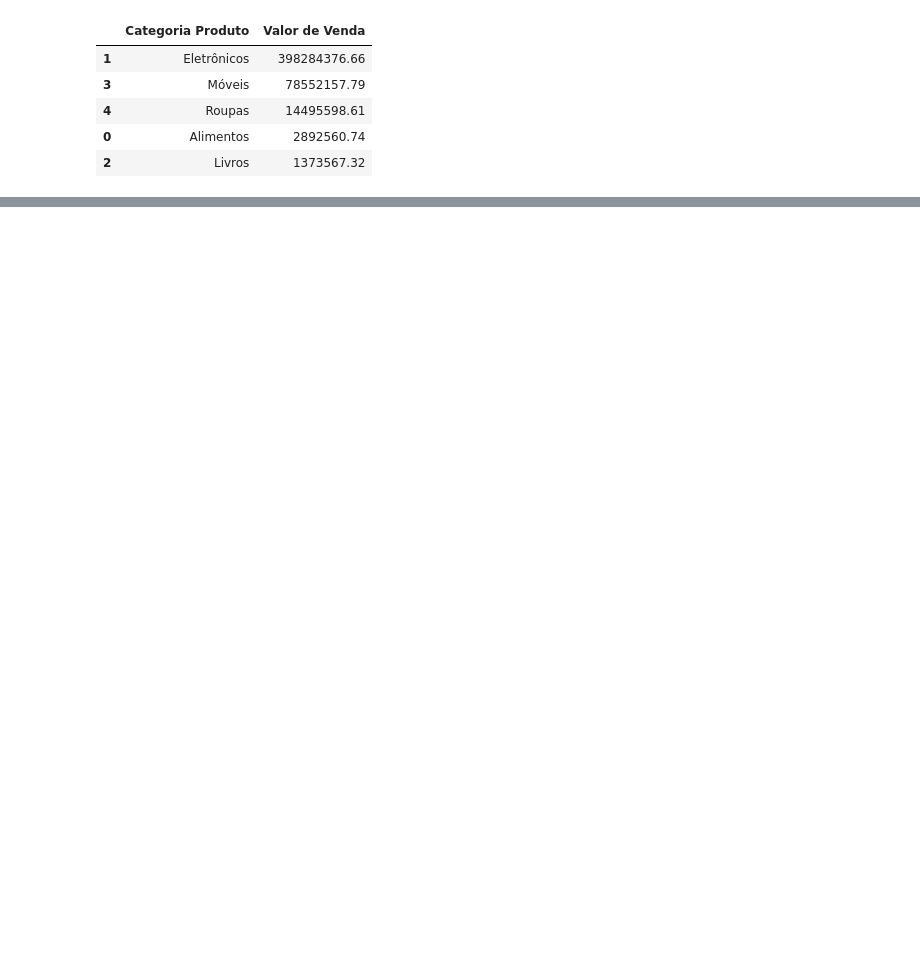
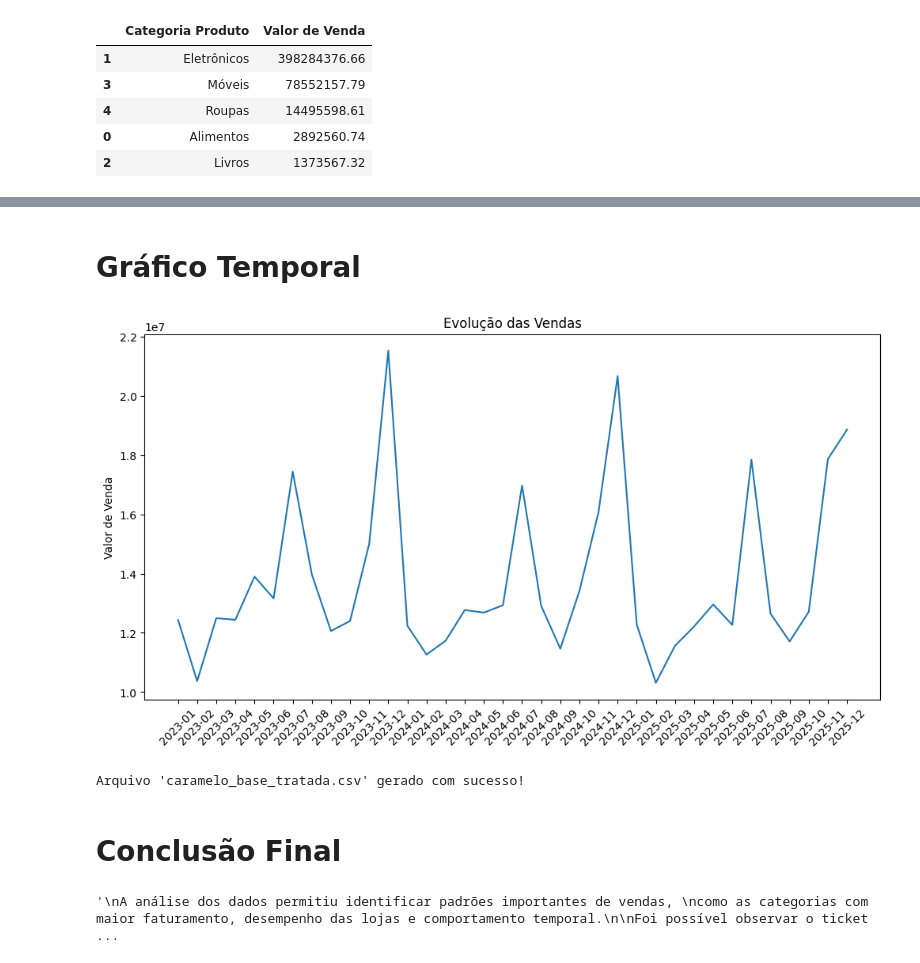
Before and after one commit to HenryMthSantos/Projeto-Caramelo, a Jupyter notebook: análise.ipynb, the cells around one changed output, grey strips where cells are left out. Drawn from its saved outputs; the diff is of its cells as text; code cells hidden in the pictures; blank space fills up the shorter version.

```diff
--- a/análise.ipynb
+++ b/análise.ipynb
@@ -146,0 +324,6 @@ df_categoria.sort_values(by='Valor de Venda', ascending=False)
+# %%
+# criar colunas auxiliares de tempo
+df['Ano'] = df['Data da Compra'].dt.year
+df['Mes'] = df['Data da Compra'].dt.month
+df['Dia'] = df['Data da Compra'].dt.day
+df['AnoMes'] = df['Data da Compra'].dt.to_period('M')
@@ -146,0 +342,5 @@ df_categoria.sort_values(by='Valor de Venda', ascending=False)
+# %%
+# vendas por mes
+vendas_mes = df.groupby('AnoMes')['Valor de Venda'].sum().reset_index()
+vendas_mes['AnoMes'] = vendas_mes['AnoMes'].astype(str)
+vendas_mes.head()
@@ -146,0 +354,4 @@ df_categoria.sort_values(by='Valor de Venda', ascending=False)
+# %%
+# tendência de vendas por ano, janeiro fraco, dezembro forte
+vendas_mes['Crescimento %'] = vendas_mes['Valor de Venda'].pct_change() * 100
+vendas_mes
@@ -146,0 +376,51 @@ df_categoria.sort_values(by='Valor de Venda', ascending=False)
+# %% [markdown]
+# Gráfico Temporal
+# %%
+plt.figure(figsize=(12,6))
+plt.plot(vendas_mes['AnoMes'], vendas_mes['Valor de Venda'])
+
+plt.title('Evolução das Vendas')
+plt.xticks(rotation=45)
+plt.ylabel('Valor de Venda')
+plt.show()
+# %% [output]
+[figure, added]
+# %%
+df.to_csv(
+    "caramelo_base_tratada.csv",
+    index=False,
+    encoding="utf-8",
+    sep=","
+)
+
+print("Arquivo 'caramelo_base_tratada.csv' gerado com sucesso!")
+# %% [output]
+Arquivo 'caramelo_base_tratada.csv' gerado com sucesso!
+# %% [markdown]
+# Conclusão Final
+# %%
+
+"""
+A análise dos dados permitiu identificar padrões importantes de vendas,
+como as categorias com maior faturamento, desempenho das lojas e comportamento temporal.
+
+Foi possível observar o ticket médio das vendas, distribuição dos valores
+e possíveis variações entre categorias e lojas.
+
+Além disso, a análise estatística ajudou a compreender a dispersão dos dados
+e identificar possíveis comportamentos fora do padrão.
+
+Este projeto demonstrou a aplicação de técnicas de limpeza, tratamento,
+visualização e análise exploratória de dados utilizando Python.
+
+Com base na análise realizada, foi possível identificar quais segmentos
+geram maior faturamento e como as vendas se comportam ao longo do tempo.
+
+Os resultados ajudam na tomada de decisão, permitindo identificar oportunidades
+de melhoria, categorias de maior destaque e possíveis tendências de consumo.
+
+Este projeto reforça a importância da análise de dados para gerar insights
+e apoiar decisões de negócio.
+"""
+# %% [output]
+'\nA análise dos dados permitiu identificar padrões importantes de vendas, \ncomo as categorias com maior faturamento, desempenho das lojas e comportamento temporal.\n\nFoi possível observar o ticket  ...
```
Also changed, not shown: parts of 22 cells of this notebook.
